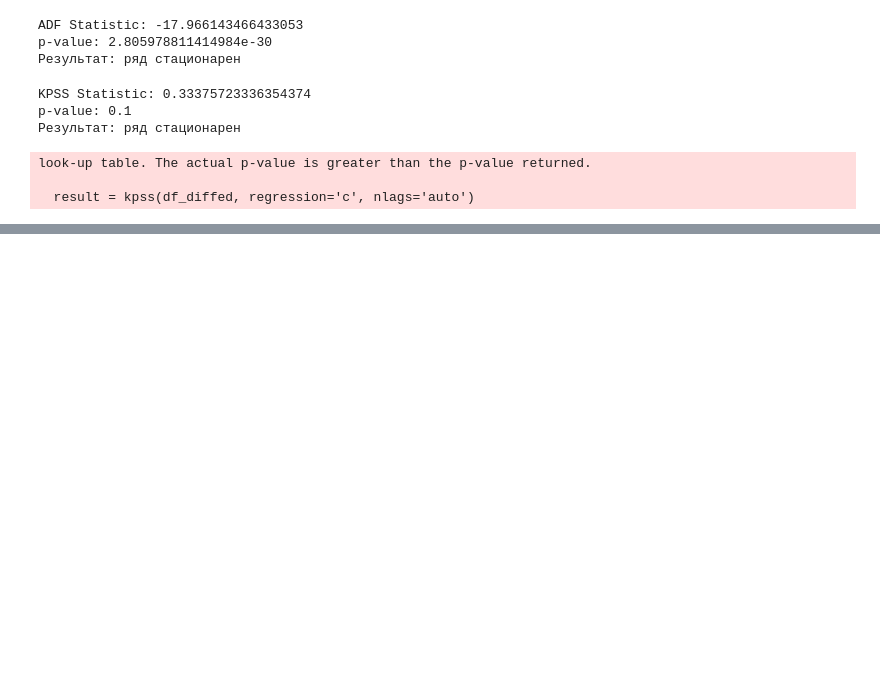
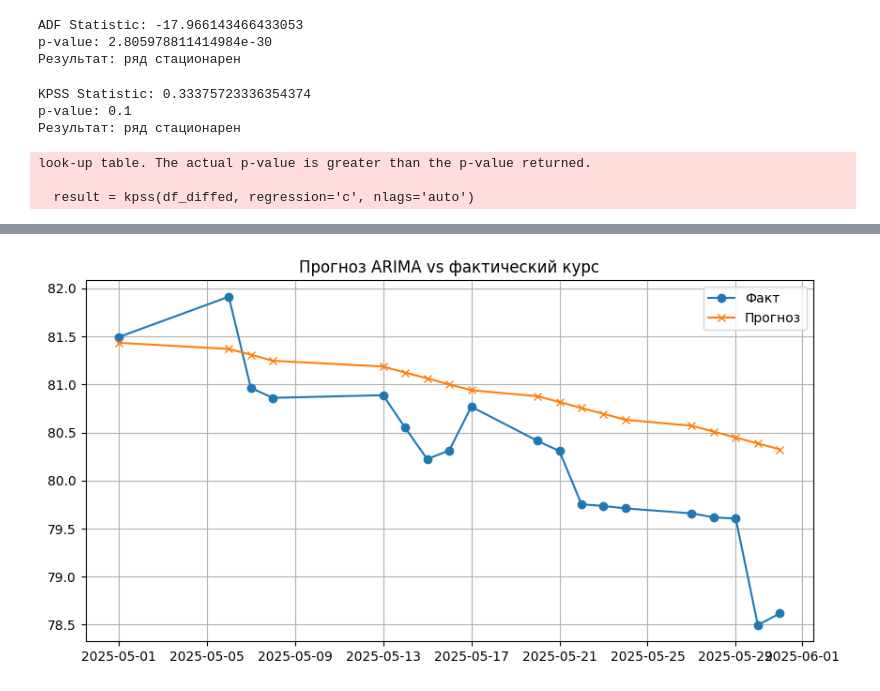
Before and after one commit to OspaNY/usd_to_rub_analysis, a Jupyter notebook: main.ipynb, the cells around one changed output, grey strips where cells are left out. Saved outputs shown, nothing was run; the diff lists cells and outputs as text; code cells hidden in the pictures; blank space fills up the shorter version.

```diff
--- a/main.ipynb
+++ b/main.ipynb
@@ -181,0 +197,10 @@ test = df_cut.loc[split_date:]
+# %%
+from statsmodels.tsa.arima.model import ARIMA
+
+model = ARIMA(train, order=(2, 1, 2))
+fitted_model = model.fit()
+# %%
+forecast_diff = fitted_model.forecast(steps = len(test))
+# %%
+last_train_value = df_clear.loc[train.index[-1], "usd_rub"]
+forecast = forecast_diff.cumsum() + last_train_value
@@ -181,0 +209,16 @@ test = df_cut.loc[split_date:]
+# %%
+test_dates = df.loc['2025-05'].index
+forecast.index = test_dates[:len(forecast)]
+true_values = df_clear.loc[test_dates[:len(forecast)]]
+# %%
+import matplotlib.pyplot as plt
+
+plt.figure(figsize=(10,5))
+plt.plot(true_values.index, true_values.values, label='Факт', marker='o')
+plt.plot(forecast.index, forecast.values, label='Прогноз', marker='x')
+plt.title('Прогноз ARIMA vs фактический курс')
+plt.legend()
+plt.grid()
+plt.show()
+# %% [output]
+[figure, added]
```
Also changed, not shown: parts of 12 cells of this notebook.
